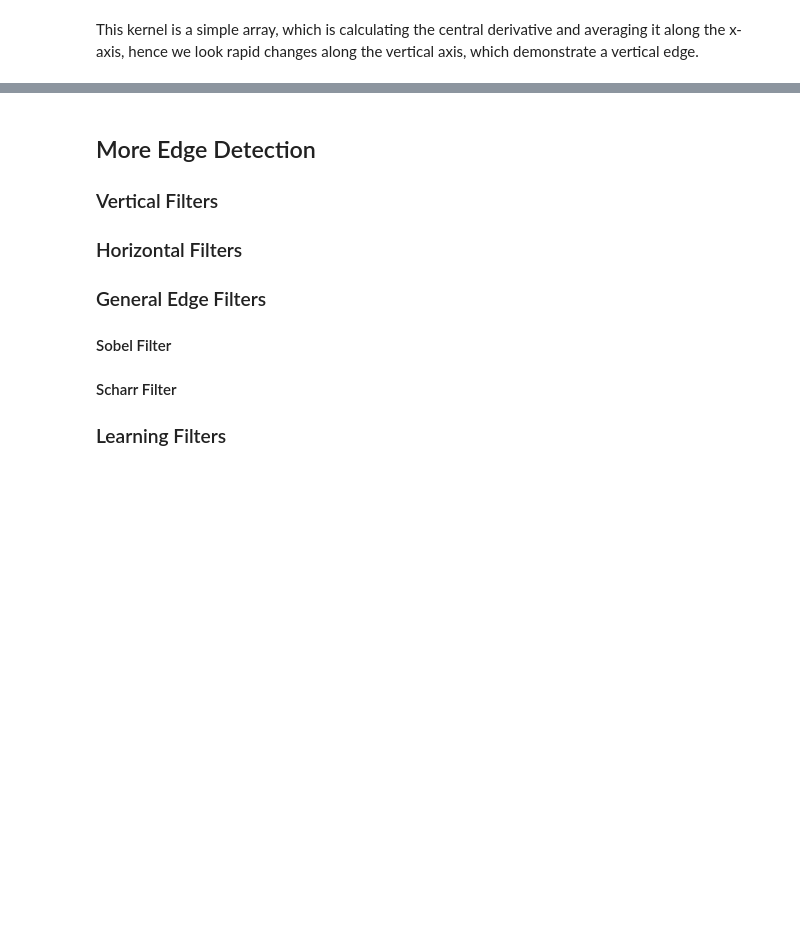
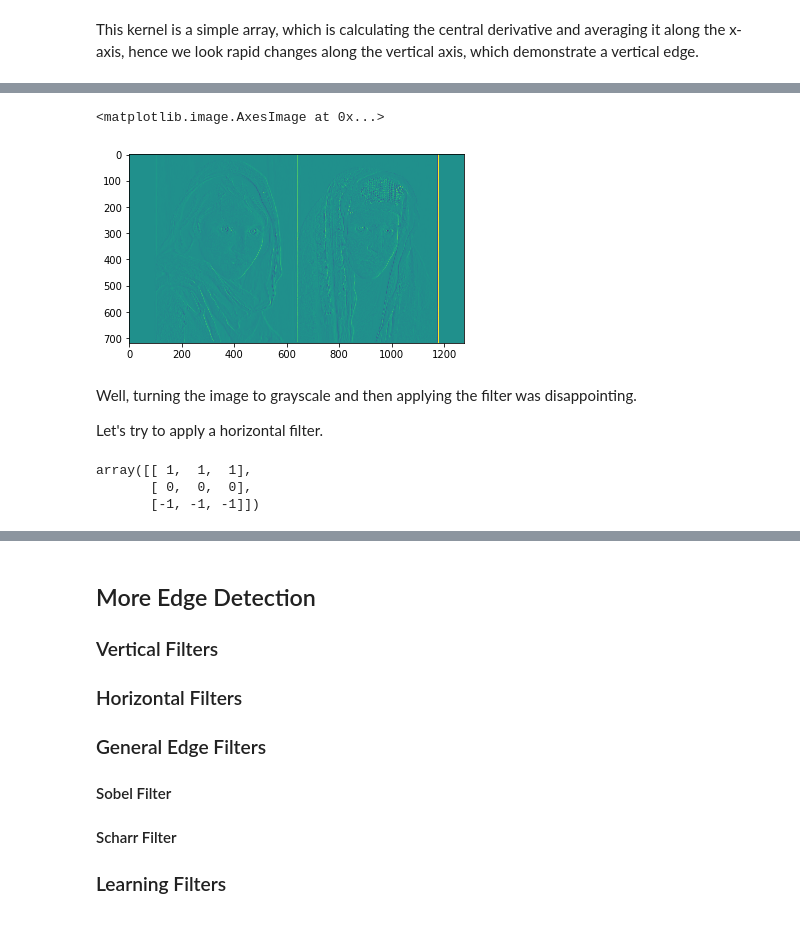
Before and after one commit to project-delphi/coursera-deep-learning, a Jupyter notebook: convolutional_neural_networks/week-1/week-1-notes.ipynb, the cells around one changed output, grey strips where cells are left out. Drawn from its saved outputs; the diff is of its cells as text; code cells hidden in the pictures; blank space fills up the shorter version.

```diff
--- a/convolutional_neural_networks/week-1/week-1-notes.ipynb
+++ b/convolutional_neural_networks/week-1/week-1-notes.ipynb
@@ -113,0 +149,29 @@ We're going to apply a filter.
+# %%
+def conv2d(a, f):
+    """2d convolution, usually approximating some kind of image derivative
+
+    Arguments:
+        a {array} -- original image array
+        f {array} -- filter or kernel array
+    """
+    s = f.shape + tuple(np.subtract(a.shape, f.shape) + 1)
+    strd = np.lib.stride_tricks.as_strided
+    subM = strd(a, shape = s, strides = a.strides * 2)
+    return np.einsum('ij,ijkl->kl', f, subM)
+
+v_im = conv2d(img_g[:, 0:1278], v_edge_filter)
+plt.imshow(v_im)
+# %% [output]
+<matplotlib.image.AxesImage at 0x...>
+[figure, added]
+# %% [markdown]
+Well, turning the image to grayscale and then applying the filter was disappointing.
+
+Let's try to apply a horizontal filter.
+# %%
+h_edge_filter = np.array([1,0,-1,1,0,-1,1,0,-1]).reshape((3, 3)).T
+h_edge_filter
+# %% [output]
+array([[ 1,  1,  1],
+       [ 0,  0,  0],
+       [-1, -1, -1]])
```
Also changed, not shown: parts of 12 cells of this notebook, 3 other files.
